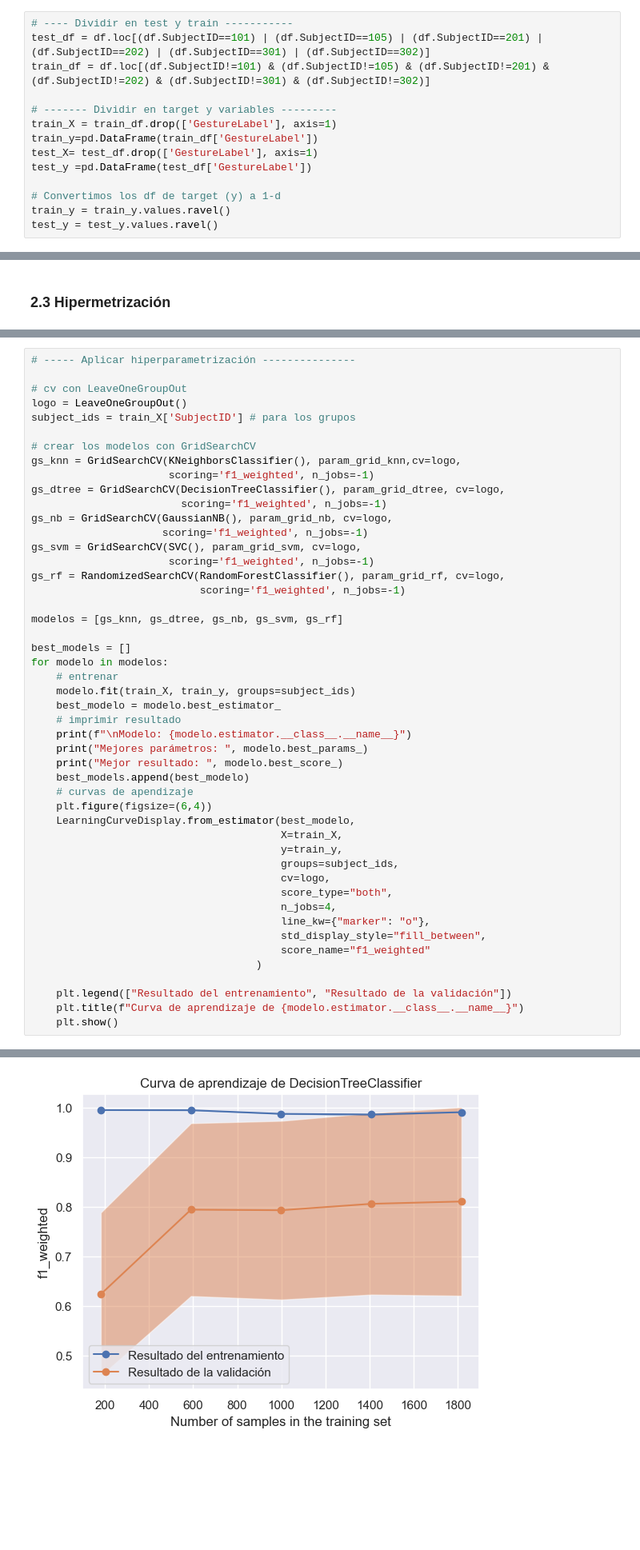
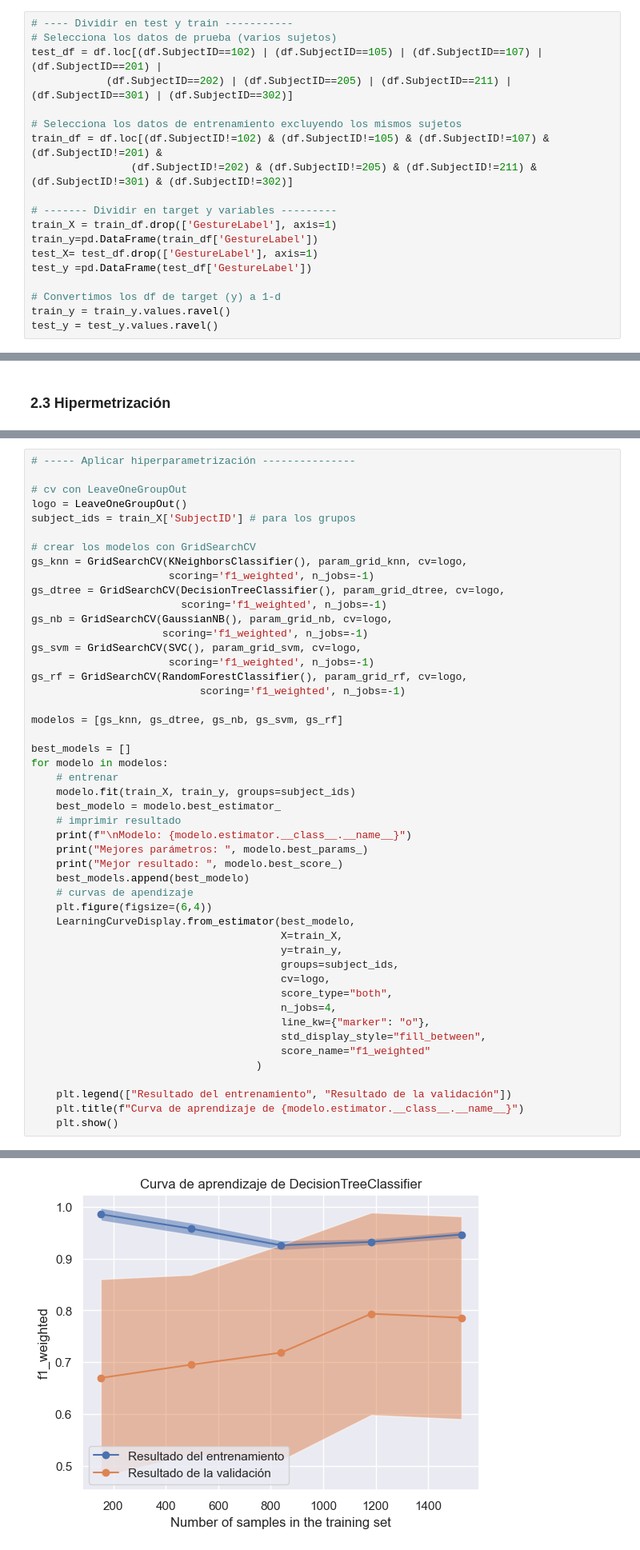
Before and after one commit to nmartinser/Telerehabilitation, a Jupyter notebook: notebooks/fase_1.ipynb, the cells around one changed output, grey strips where cells are left out. Shown at 80% size. Saved outputs shown, nothing was run; the diff lists cells and outputs as text; blank space fills up the shorter version.

```diff
--- a/notebooks/fase_1.ipynb
+++ b/notebooks/fase_1.ipynb
@@ -107,8 +110,13 @@ df.head()
 ### 1.2 Dividir el dataset
 # %%
 # ---- Dividir en test y train -----------
-test_df = df.loc[(df.SubjectID==101) | (df.SubjectID==105) | (df.SubjectID==201) | (df.SubjectID==202) | (df.SubjectID==301) | (df.SubjectID==302)]
-train_df = df.loc[(df.SubjectID!=101) & (df.SubjectID!=105) & (df.SubjectID!=201) & (df.SubjectID!=202) & (df.SubjectID!=301) & (df.SubjectID!=302)]
+# Selecciona los datos de prueba (varios sujetos)
+test_df = df.loc[(df.SubjectID==102) | (df.SubjectID==105) | (df.SubjectID==107) | (df.SubjectID==201) |
+            (df.SubjectID==202) | (df.SubjectID==205) | (df.SubjectID==211) |(df.SubjectID==301) | (df.SubjectID==302)]
+
+# Selecciona los datos de entrenamiento excluyendo los mismos sujetos
+train_df = df.loc[(df.SubjectID!=102) & (df.SubjectID!=105) & (df.SubjectID!=107) & (df.SubjectID!=201) &
+                (df.SubjectID!=202) & (df.SubjectID!=205) & (df.SubjectID!=211) & (df.SubjectID!=301) & (df.SubjectID!=302)]
 
 # ------- Dividir en target y variables ---------
 train_X = train_df.drop(['GestureLabel'], axis=1)
@@ -317,7 +314,7 @@ logo = LeaveOneGroupOut()
 subject_ids = train_X['SubjectID'] # para los grupos
 
 # crear los modelos con GridSearchCV
-gs_knn = GridSearchCV(KNeighborsClassifier(), param_grid_knn,cv=logo,
+gs_knn = GridSearchCV(KNeighborsClassifier(), param_grid_knn, cv=logo,
                       scoring='f1_weighted', n_jobs=-1)
 gs_dtree = GridSearchCV(DecisionTreeClassifier(), param_grid_dtree, cv=logo,
                         scoring='f1_weighted', n_jobs=-1)
@@ -325,7 +322,7 @@ gs_nb = GridSearchCV(GaussianNB(), param_grid_nb, cv=logo,
                      scoring='f1_weighted', n_jobs=-1)
 gs_svm = GridSearchCV(SVC(), param_grid_svm, cv=logo,
                       scoring='f1_weighted', n_jobs=-1)
-gs_rf = RandomizedSearchCV(RandomForestClassifier(), param_grid_rf, cv=logo,
+gs_rf = GridSearchCV(RandomForestClassifier(), param_grid_rf, cv=logo,
                            scoring='f1_weighted', n_jobs=-1)
 
 modelos = [gs_knn, gs_dtree, gs_nb, gs_svm, gs_rf]
@@ -369,3 +366,3 @@ Mejor resultado:  0.8330051879638002
 <Figure size 600x400 with 0 Axes>
-[figure, old version]
+[figure, new version]
 Modelo: GaussianNB
```
Also changed, not shown: parts of 22 cells of this notebook, 1 other file.
